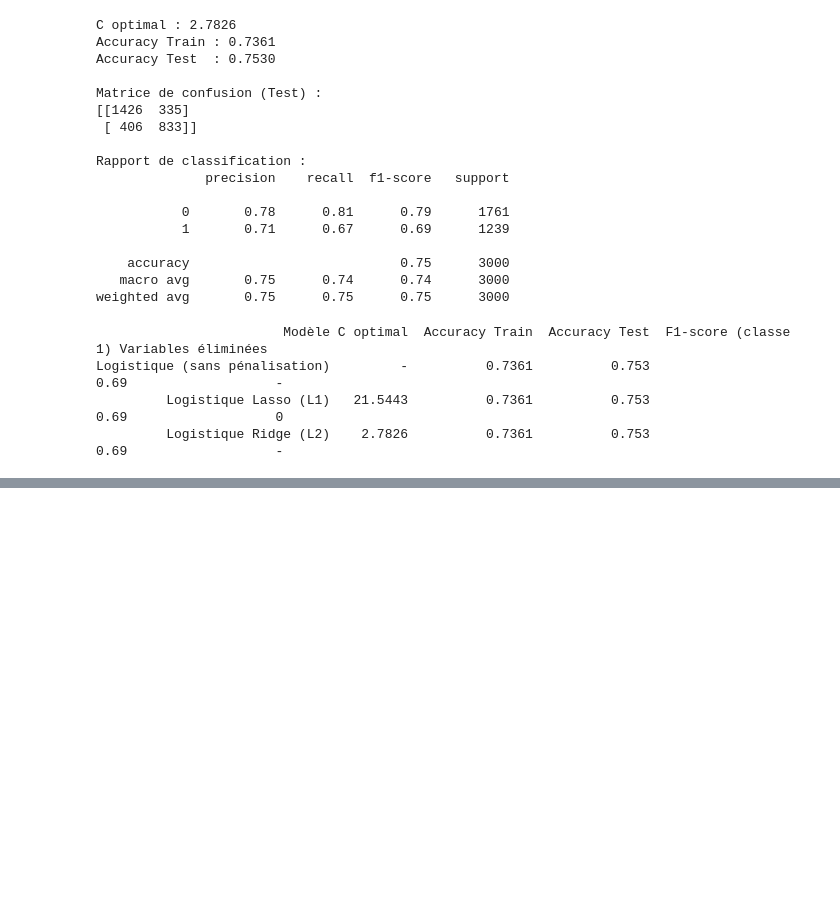
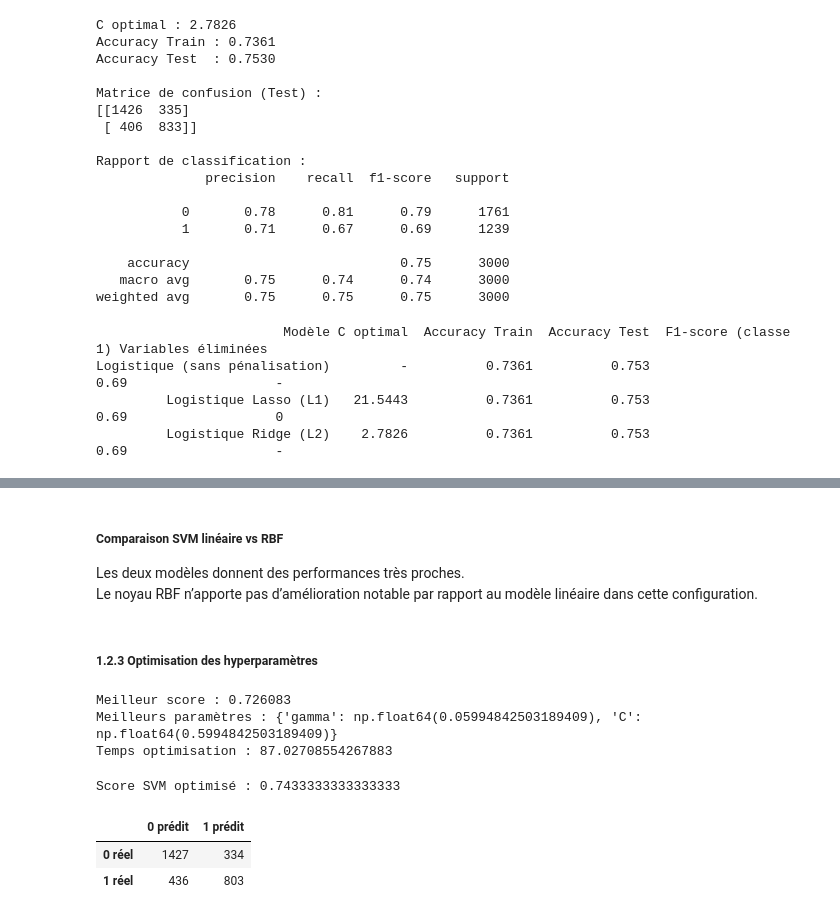
Before and after one commit to AhmedBousbih/Projet-Machine-learning, a Jupyter notebook: Projet_ML_py.ipynb, the cells around one changed output, grey strips where cells are left out. Cells and saved outputs as stored; diff of their text form; code cells hidden in the pictures; blank space fills up the shorter version.

Commit message:
Ajout SVM et optimisation (Python + R)

```diff
--- a/Projet_ML_py.ipynb
+++ b/Projet_ML_py.ipynb
@@ -286,0 +359,54 @@ Logistique (sans pénalisation)         -          0.7361          0.753
+# %% [markdown]
+##### Comparaison SVM linéaire vs RBF
+
+Les deux modèles donnent des performances très proches.
+Le noyau RBF n’apporte pas d’amélioration notable par rapport au modèle linéaire dans cette configuration.
+# %% [markdown]
+##### 1.2.3 Optimisation des hyperparamètres
+# %%
+from sklearn.model_selection import RandomizedSearchCV
+from sklearn.svm import SVC
+
+ts = time.time()
+
+param_dist = {
+    "C": np.logspace(-2, 2, 10),      # valeurs entre 0.01 et 100
+    "gamma": np.logspace(-3, 1, 10)   # valeurs entre 0.001 et 10
+}
+
+svm_random = RandomizedSearchCV(
+    SVC(kernel='rbf'),
+    param_distributions=param_dist,
+    n_iter=10,        # nombre de tests (petit = rapide)
+    cv=3,             # validation croisée
+    n_jobs=-1,
+    random_state=randomseed
+)
+
+svmOpt = svm_random.fit(X_train_scaled, y_train)
+
+te = time.time()
+# %%
+print("Meilleur score : %f" % svmOpt.best_score_)
+print("Meilleurs paramètres :", svmOpt.best_params_)
+print("Temps optimisation :", te - ts)
+# %% [output]
+Meilleur score : 0.726083
+Meilleurs paramètres : {'gamma': np.float64(0.05994842503189409), 'C': np.float64(0.5994842503189409)}
+Temps optimisation : 87.02708554267883
+# %%
+best_svm = svmOpt.best_estimator_
+
+score_opt = best_svm.score(X_test_scaled, y_test)
+y_pred_opt = best_svm.predict(X_test_scaled)
+
+print("Score SVM optimisé :", score_opt)
+
+pd.DataFrame(confusion_matrix(y_test, y_pred_opt),
+             index=["0 réel","1 réel"],
+             columns=["0 prédit","1 prédit"])
+# %% [output]
+Score SVM optimisé : 0.7433333333333333
+|  | 0 prédit | 1 prédit |
+| 0 réel | 1427 | 334 |
+| 1 réel | 436 | 803 |
```
Also changed, not shown: parts of 15 cells of this notebook, 1 other file.
